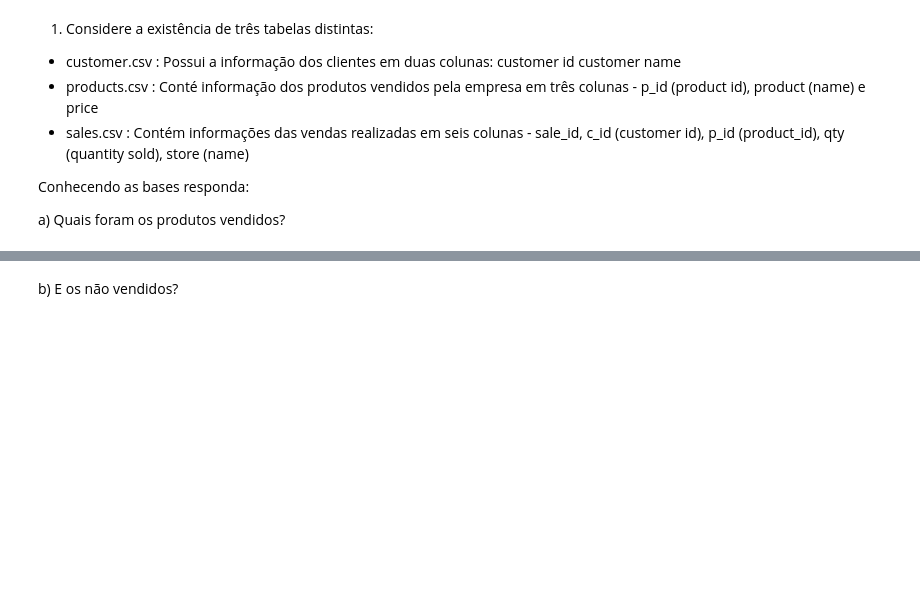
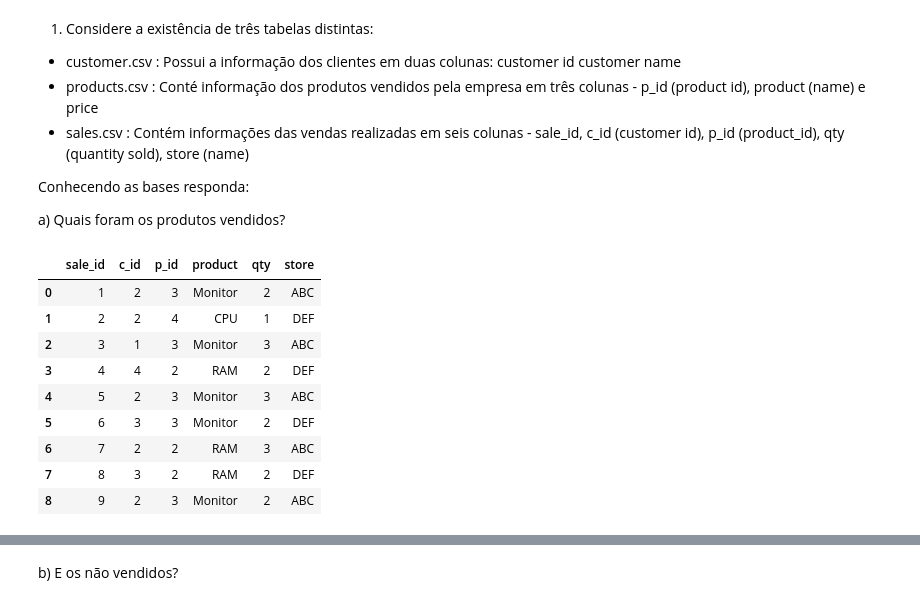
Before and after one commit to patriciacatandi/Lets_Code_Alunos, a Jupyter notebook: 02_Ferramentas_Programação/03_Pandas/Aula_4_-_Groupby_Merge.ipynb, the cells around one changed output, grey strips where cells are left out. Drawn from its saved outputs; the diff is of its cells as text; code cells hidden in the pictures; blank space fills up the shorter version.

```diff
--- a/02_Ferramentas_Programação/03_Pandas/Aula_4_-_Groupby_Merge.ipynb
+++ b/02_Ferramentas_Programação/03_Pandas/Aula_4_-_Groupby_Merge.ipynb
@@ -412,3 +412,19 @@ pd.concat([df1, df2], axis=0, join="inner")
 Conhecendo as bases responda:
 
 a) Quais foram os produtos vendidos?
+# %%
+import pandas as pd
+customer = pd.read_csv("data/customer.csv")
+products = pd.read_csv("data/products.csv")
+sales = pd.read_csv("data/sales.csv")
+# %% [output]
+|  | sale_id | c_id | p_id | product | qty | store |
+| 0 | 1 | 2 | 3 | Monitor | 2 | ABC |
+| 1 | 2 | 2 | 4 | CPU | 1 | DEF |
+| 2 | 3 | 1 | 3 | Monitor | 3 | ABC |
+| 3 | 4 | 4 | 2 | RAM | 2 | DEF |
+| 4 | 5 | 2 | 3 | Monitor | 3 | ABC |
+| 5 | 6 | 3 | 3 | Monitor | 2 | DEF |
+| 6 | 7 | 2 | 2 | RAM | 3 | ABC |
+| 7 | 8 | 3 | 2 | RAM | 2 | DEF |
+| 8 | 9 | 2 | 3 | Monitor | 2 | ABC |
```
Also changed, not shown: parts of 12 cells of this notebook.
